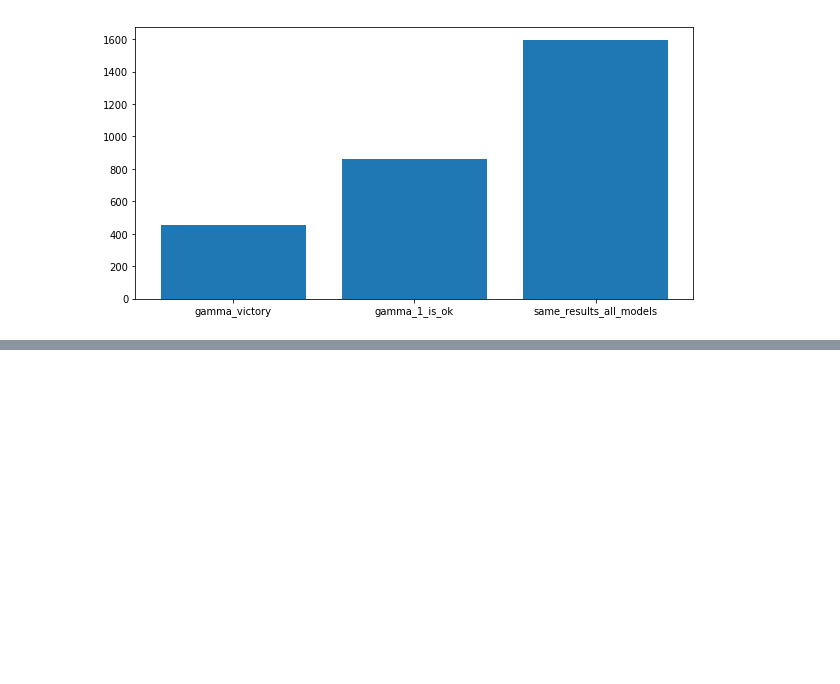
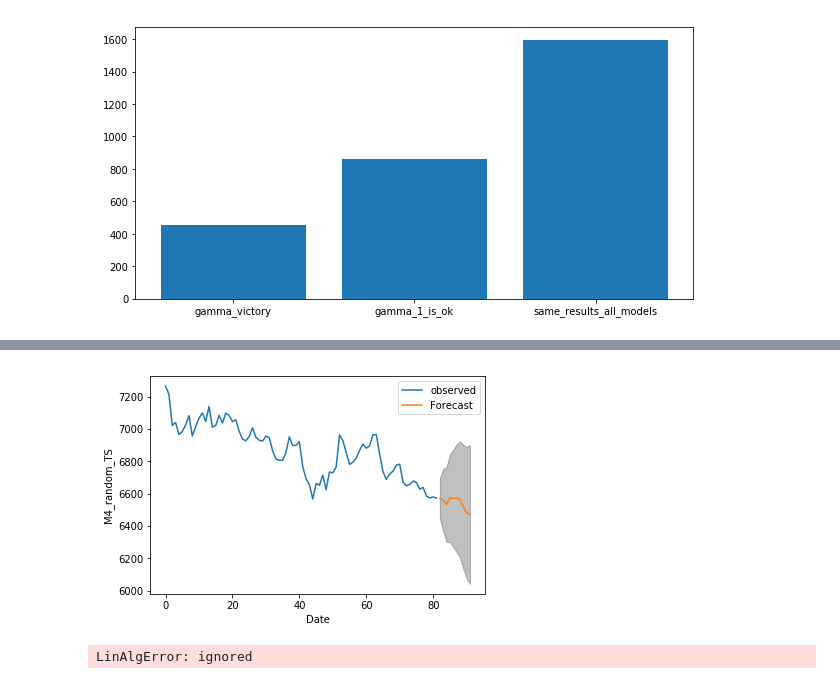
Before and after one commit to PetrGarm/CW_3course, a Jupyter notebook: CV_algorithm.ipynb, the cells around one changed output, grey strips where cells are left out. Drawn from its saved outputs; the diff is of its cells as text; code cells hidden in the pictures; blank space fills up the shorter version.

```diff
--- a/CV_algorithm.ipynb
+++ b/CV_algorithm.ipynb
@@ -295,0 +246,21 @@ array([ 456,  859, 1594])
+# %%
+# Get forecast 500 steps ahead in future
+pred_uc = results.get_forecast(steps=10)
+
+# Get confidence intervals of forecasts
+pred_ci = pred_uc.conf_int()
+# %%
+y = pd.Series(x)
+# %%
+plt.plot(y,label='observed')
+plt.plot(pred_uc.predicted_mean, label='Forecast')
+plt.fill_between(pred_ci.index,
+                pred_ci.iloc[:, 0],
+                pred_ci.iloc[:, 1], color='k', alpha=.25)
+plt.xlabel('Date')
+plt.ylabel('M4_random_TS')
+
+plt.legend()
+plt.show()
+# %% [output]
+[figure, added]
@@ -295,0 +353,4 @@ array([ 456,  859, 1594])
+# %%
+validate_gamma(pdq, [(0, 0, 0, 12)], 5, pd.DataFrame(x))
+# %% [output]
+LinAlgError: ignored
```
Also changed, not shown: parts of 30 cells of this notebook.
